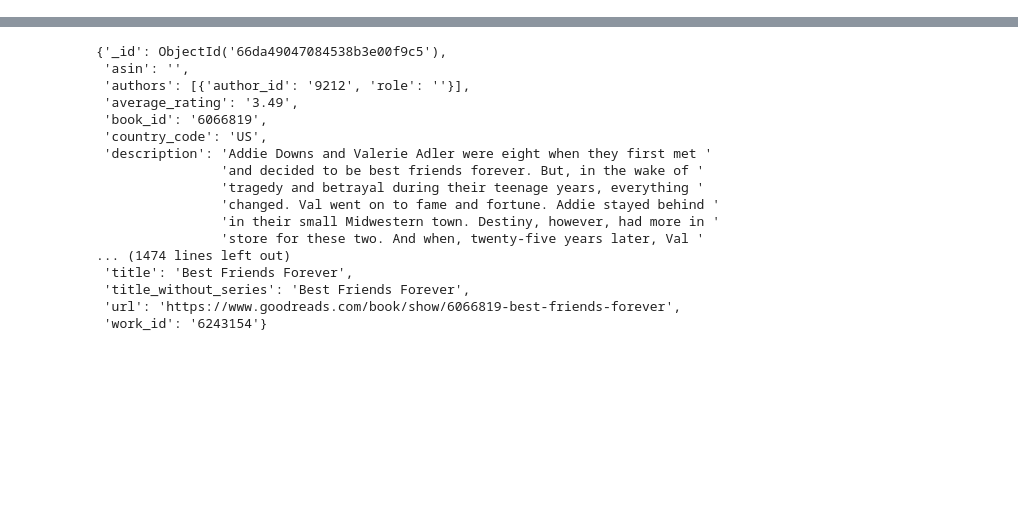
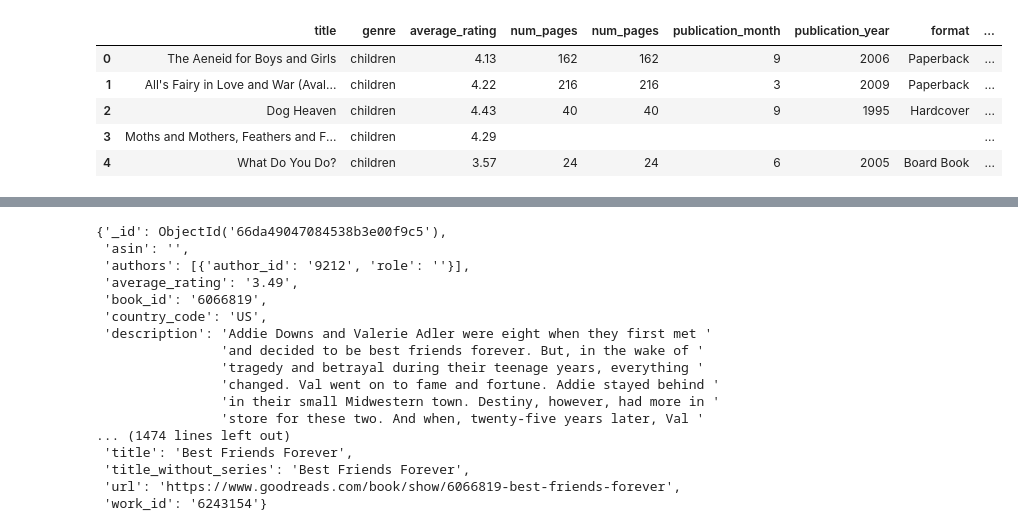
Before and after one commit to MelissaJ4/Project-4, a Jupyter notebook: Dataframe_analysis_mj.ipynb, the cells around one changed output, grey strips where cells are left out. Saved outputs shown, nothing was run; the diff lists cells and outputs as text; code cells hidden in the pictures; blank space fills up the shorter version.

```diff
--- a/Dataframe_analysis_mj.ipynb
+++ b/Dataframe_analysis_mj.ipynb
@@ -22,0 +34,6 @@ collection = db['books']
+# %%
+# Drop columns not needed for analysis
+df_clean = df.drop(columns=['_id', 'text_reviews_count', 'series', 'country_code', 'language_code', 'url', 'image_url',
+                 'book_id', 'work_id', 'title_without_series', 'random', 'asin', 'kindle_asin',	'similar_books', 'description',
+                 'link', 'publisher', 'isbn', 'edition_information', 'publication_day', 'authors'])
+df_clean.head()
@@ -22,0 +47,11 @@ collection = db['books']
+# %%
+df_clean = df_clean[['title', 'genre', 'average_rating', 'num_pages', 'publication_month',
+                     'publication_year', 'format', 'num_pages', 'is_ebook', 'ratings_count', 'popular_shelves', 'isbn13']]
+df_clean.head()
+# %% [output]
+|  | title | genre | average_rating | num_pages | num_pages | publication_month | publication_year | format | ... |
+| 0 | The Aeneid for Boys and Girls | children | 4.13 | 162 | 162 | 9 | 2006 | Paperback | ... |
+| 1 | All's Fairy in Love and War (Aval... | children | 4.22 | 216 | 216 | 3 | 2009 | Paperback | ... |
+| 2 | Dog Heaven | children | 4.43 | 40 | 40 | 9 | 1995 | Hardcover | ... |
+| 3 | Moths and Mothers, Feathers and F... | children | 4.29 |  |  |  |  |  | ... |
+| 4 | What Do You Do? | children | 3.57 | 24 | 24 | 6 | 2005 | Board Book | ... |
```
Also changed, not shown: parts of 8 cells of this notebook.
